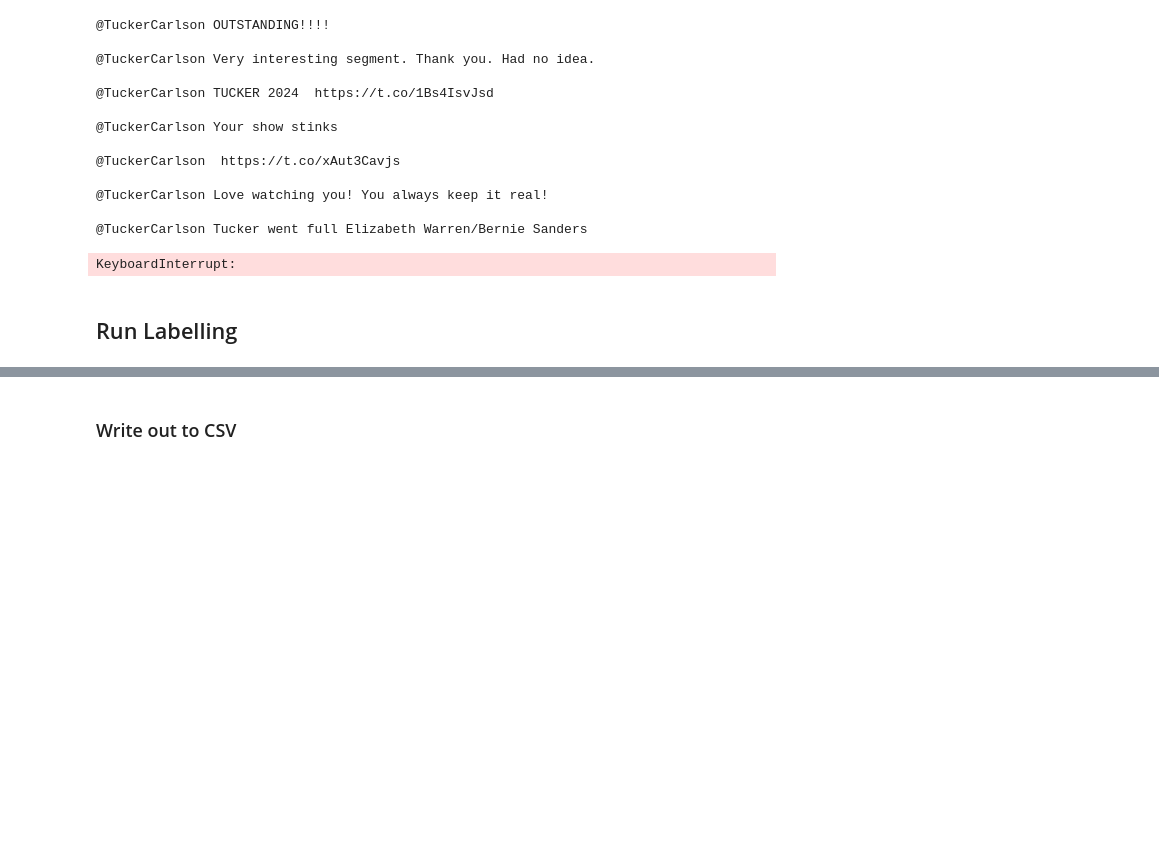
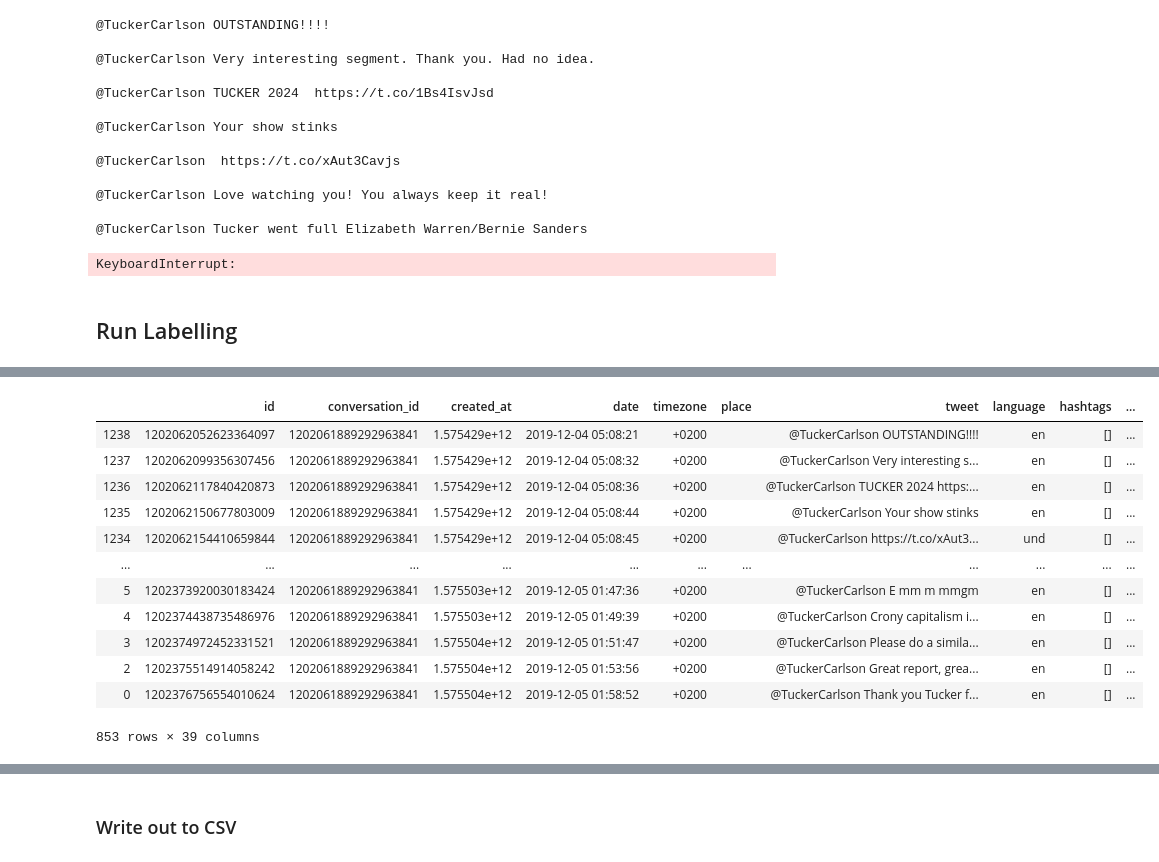
Before and after one commit to 3plzs/w266project, a Jupyter notebook: Tweet Tagger.ipynb, the cells around one changed output, grey strips where cells are left out. Drawn from its saved outputs; the diff is of its cells as text; code cells hidden in the pictures; blank space fills up the shorter version.

```diff
--- a/Tweet Tagger.ipynb
+++ b/Tweet Tagger.ipynb
@@ -196 +235,17 @@ KeyboardInterrupt:
+# %%
+tweet1
+# %% [output]
+|  | id | conversation_id | created_at | date | timezone | place | tweet | language | hashtags | ... |
+| 1238 | 1202062052623364097 | 1202061889292963841 | 1.575429e+12 | 2019-12-04 05:08:21 | +0200 |  | @TuckerCarlson OUTSTANDING!!!! | en | [] | ... |
+| 1237 | 1202062099356307456 | 1202061889292963841 | 1.575429e+12 | 2019-12-04 05:08:32 | +0200 |  | @TuckerCarlson Very interesting s... | en | [] | ... |
+| 1236 | 1202062117840420873 | 1202061889292963841 | 1.575429e+12 | 2019-12-04 05:08:36 | +0200 |  | @TuckerCarlson TUCKER 2024 https:... | en | [] | ... |
+| 1235 | 1202062150677803009 | 1202061889292963841 | 1.575429e+12 | 2019-12-04 05:08:44 | +0200 |  | @TuckerCarlson Your show stinks | en | [] | ... |
+| 1234 | 1202062154410659844 | 1202061889292963841 | 1.575429e+12 | 2019-12-04 05:08:45 | +0200 |  | @TuckerCarlson https://t.co/xAut3... | und | [] | ... |
+| ... | ... | ... | ... | ... | ... | ... | ... | ... | ... | ... |
+| 5 | 1202373920030183424 | 1202061889292963841 | 1.575503e+12 | 2019-12-05 01:47:36 | +0200 |  | @TuckerCarlson E mm m mmgm | en | [] | ... |
+| 4 | 1202374438735486976 | 1202061889292963841 | 1.575503e+12 | 2019-12-05 01:49:39 | +0200 |  | @TuckerCarlson Crony capitalism i... | en | [] | ... |
+| 3 | 1202374972452331521 | 1202061889292963841 | 1.575504e+12 | 2019-12-05 01:51:47 | +0200 |  | @TuckerCarlson Please do a simila... | en | [] | ... |
+| 2 | 1202375514914058242 | 1202061889292963841 | 1.575504e+12 | 2019-12-05 01:53:56 | +0200 |  | @TuckerCarlson Great report, grea... | en | [] | ... |
+| 0 | 1202376756554010624 | 1202061889292963841 | 1.575504e+12 | 2019-12-05 01:58:52 | +0200 |  | @TuckerCarlson Thank you Tucker f... | en | [] | ... |
+853 rows × 39 columns
 # %%
```
Also changed, not shown: parts of 9 cells of this notebook.
